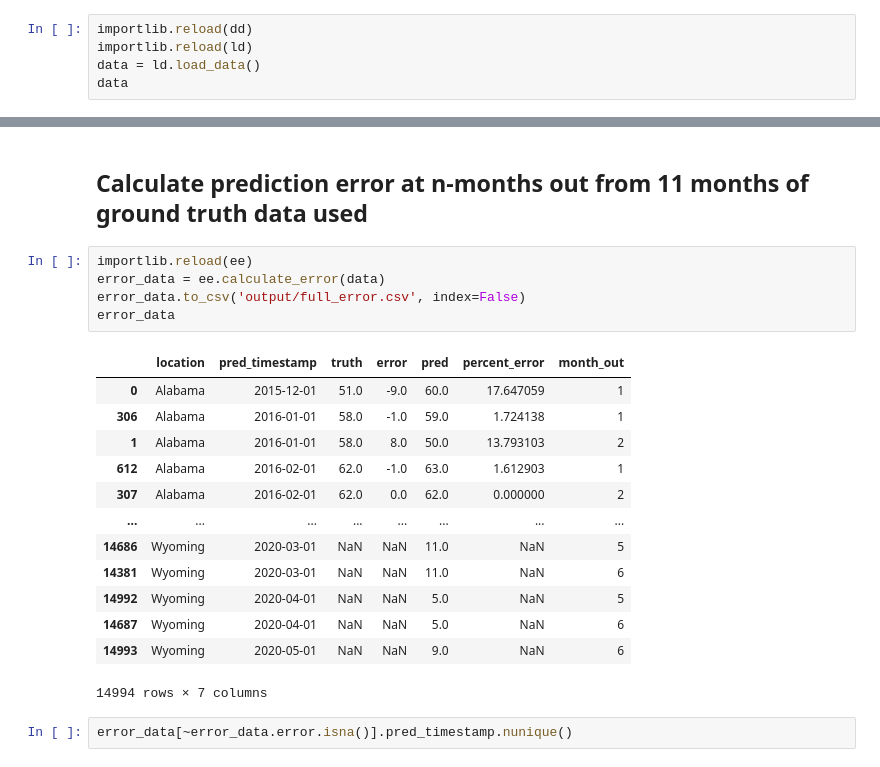
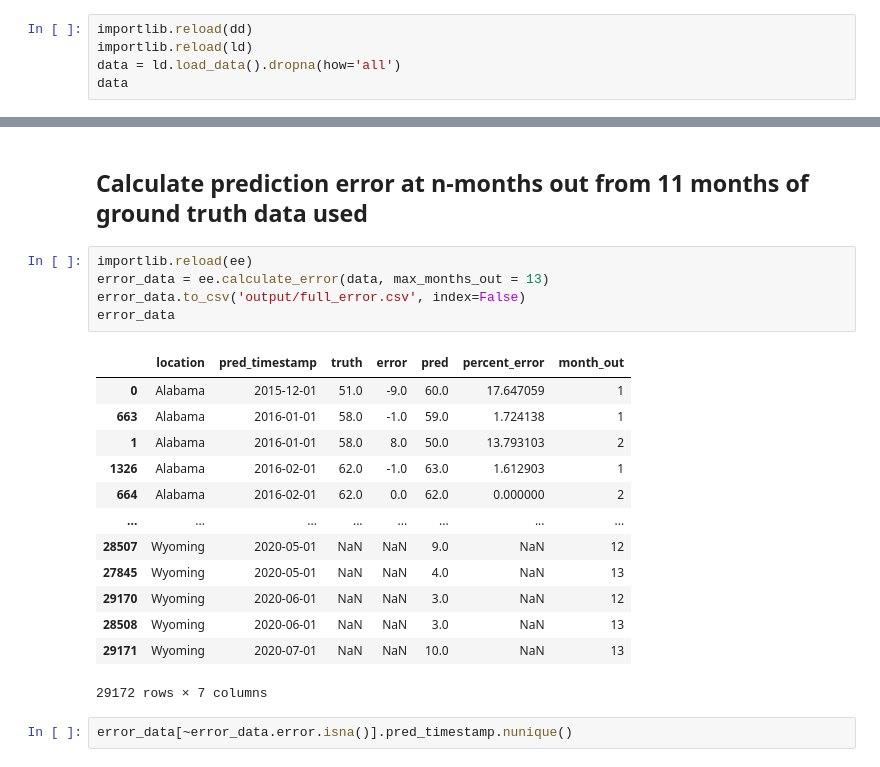
Before and after one commit to akre96/cdc_overdose, a Jupyter notebook: CDC_overdose_monthly_recovery.ipynb, the cells around one changed output, grey strips where cells are left out. Saved outputs shown, nothing was run; the diff lists cells and outputs as text.

```diff
--- a/CDC_overdose_monthly_recovery.ipynb
+++ b/CDC_overdose_monthly_recovery.ipynb
@@ -19,7 +19,7 @@ import scipy.stats as stats
 # %%
 importlib.reload(dd)
 importlib.reload(ld)
-data = ld.load_data()
+data = ld.load_data().dropna(how='all')
 data
 # %% [output]
 |  | timestamp | location | predicted_val | Deaths |
@@ -182,23 +185,23 @@ for loc, loc_data in data.groupby('location'):
 ## Calculate prediction error at n-months out from 11 months of ground truth data used
 # %%
 importlib.reload(ee)
-error_data = ee.calculate_error(data)
+error_data = ee.calculate_error(data, max_months_out = 13)
 error_data.to_csv('output/full_error.csv', index=False)
 error_data
 # %% [output]
 |  | location | pred_timestamp | truth | error | pred | percent_error | month_out |
 | 0 | Alabama | 2015-12-01 | 51.0 | -9.0 | 60.0 | 17.647059 | 1 |
-| 306 | Alabama | 2016-01-01 | 58.0 | -1.0 | 59.0 | 1.724138 | 1 |
+| 663 | Alabama | 2016-01-01 | 58.0 | -1.0 | 59.0 | 1.724138 | 1 |
 | 1 | Alabama | 2016-01-01 | 58.0 | 8.0 | 50.0 | 13.793103 | 2 |
-| 612 | Alabama | 2016-02-01 | 62.0 | -1.0 | 63.0 | 1.612903 | 1 |
-| 307 | Alabama | 2016-02-01 | 62.0 | 0.0 | 62.0 | 0.000000 | 2 |
+| 1326 | Alabama | 2016-02-01 | 62.0 | -1.0 | 63.0 | 1.612903 | 1 |
+| 664 | Alabama | 2016-02-01 | 62.0 | 0.0 | 62.0 | 0.000000 | 2 |
 | ... | ... | ... | ... | ... | ... | ... | ... |
-| 14686 | Wyoming | 2020-03-01 | NaN | NaN | 11.0 | NaN | 5 |
-| 14381 | Wyoming | 2020-03-01 | NaN | NaN | 11.0 | NaN | 6 |
-| 14992 | Wyoming | 2020-04-01 | NaN | NaN | 5.0 | NaN | 5 |
-| 14687 | Wyoming | 2020-04-01 | NaN | NaN | 5.0 | NaN | 6 |
-| 14993 | Wyoming | 2020-05-01 | NaN | NaN | 9.0 | NaN | 6 |
+| 28507 | Wyoming | 2020-05-01 | NaN | NaN | 9.0 | NaN | 12 |
+| 27845 | Wyoming | 2020-05-01 | NaN | NaN | 4.0 | NaN | 13 |
+| 29170 | Wyoming | 2020-06-01 | NaN | NaN | 3.0 | NaN | 12 |
+| 28508 | Wyoming | 2020-06-01 | NaN | NaN | 3.0 | NaN | 13 |
+| 29171 | Wyoming | 2020-07-01 | NaN | NaN | 10.0 | NaN | 13 |
-14994 rows × 7 columns
+29172 rows × 7 columns
 # %%
 error_data[~error_data.error.isna()].pred_timestamp.nunique()
 # %% [output]
```
Also changed, not shown: parts of 8 cells of this notebook, 1 other file.
